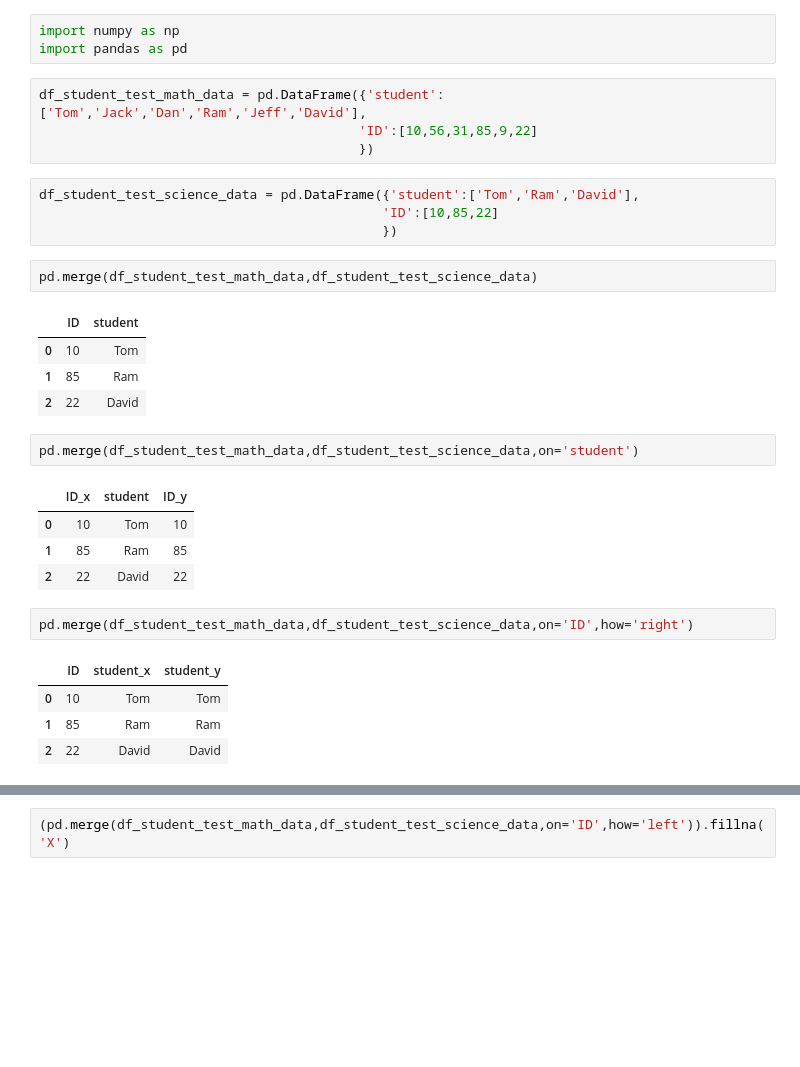
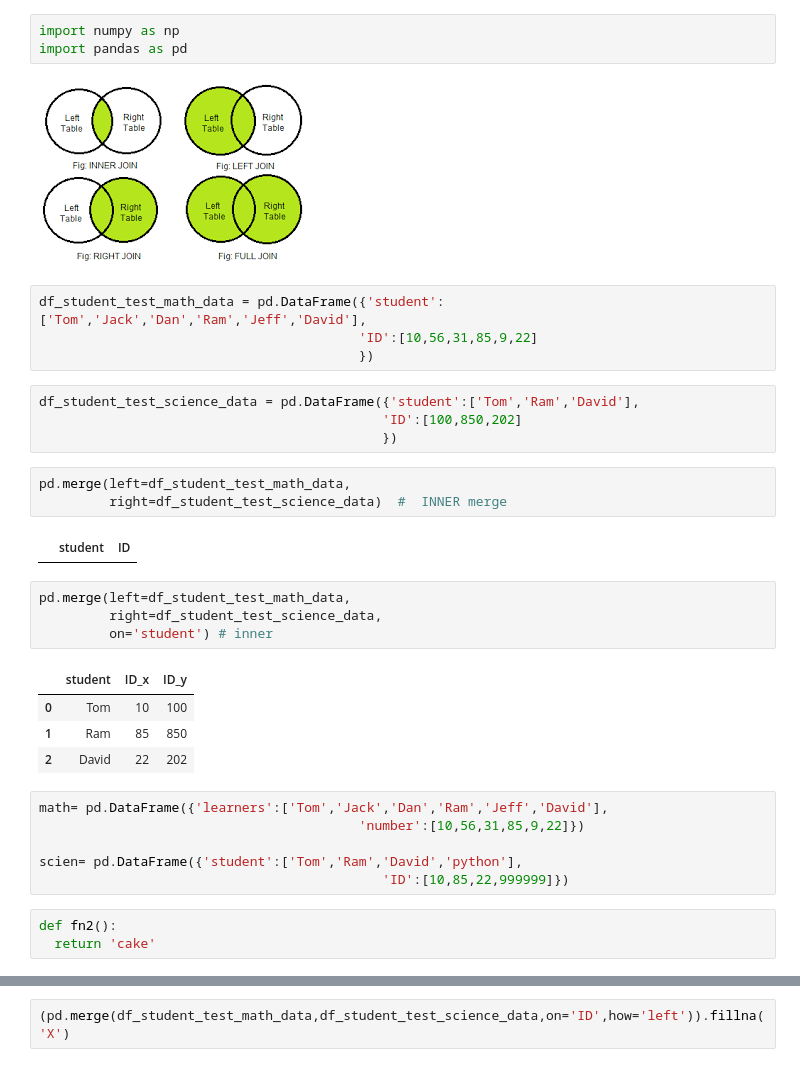
Before and after one commit to sagar0701/PythonAIML_Live, a Jupyter notebook: Day 3_4/pandas 4 Merge, Duplicate, Concatenate.ipynb, the cells around one changed output, grey strips where cells are left out. Drawn from its saved outputs; the diff is of its cells as text; blank space fills up the shorter version.

```diff
--- a/Day 3_4/pandas 4 Merge, Duplicate, Concatenate.ipynb
+++ b/Day 3_4/pandas 4 Merge, Duplicate, Concatenate.ipynb
@@ -1,32 +1,36 @@
 # %%
 import numpy as np
 import pandas as pd
+# %% [markdown]
+![image.png](embedded-picture-1)
 # %%
 df_student_test_math_data = pd.DataFrame({'student':['Tom','Jack','Dan','Ram','Jeff','David'],
                                          'ID':[10,56,31,85,9,22]
                                          })
 # %%
 df_student_test_science_data = pd.DataFrame({'student':['Tom','Ram','David'],
-                                            'ID':[10,85,22]
+                                            'ID':[100,850,202]
                                             })
 # %%
-pd.merge(df_student_test_math_data,df_student_test_science_data)
+pd.merge(left=df_student_test_math_data,
+         right=df_student_test_science_data)  #  INNER merge
 # %% [output]
-|  | ID | student |
-| 0 | 10 | Tom |
-| 1 | 85 | Ram |
-| 2 | 22 | David |
+|  | student | ID |
 # %%
-pd.merge(df_student_test_math_data,df_student_test_science_data,on='student')
+pd.merge(left=df_student_test_math_data,
+         right=df_student_test_science_data,
+         on='student') # inner
 # %% [output]
-|  | ID_x | student | ID_y |
-| 0 | 10 | Tom | 10 |
-| 1 | 85 | Ram | 85 |
-| 2 | 22 | David | 22 |
+|  | student | ID_x | ID_y |
+| 0 | Tom | 10 | 100 |
+| 1 | Ram | 85 | 850 |
+| 2 | David | 22 | 202 |
-# %%
-pd.merge(df_student_test_math_data,df_student_test_science_data,on='ID',how='right')
-# %% [output]
-|  | ID | student_x | student_y |
-| 0 | 10 | Tom | Tom |
-| 1 | 85 | Ram | Ram |
-| 2 | 22 | David | David |
+# %%
+math= pd.DataFrame({'learners':['Tom','Jack','Dan','Ram','Jeff','David'],
+                                         'number':[10,56,31,85,9,22]})
+
+scien= pd.DataFrame({'student':['Tom','Ram','David','python'],
+                                            'ID':[10,85,22,999999]})
+# %%
+def fn2():
+  return 'cake'
```
Also changed, not shown: parts of 7 cells of this notebook, 1 other file.
